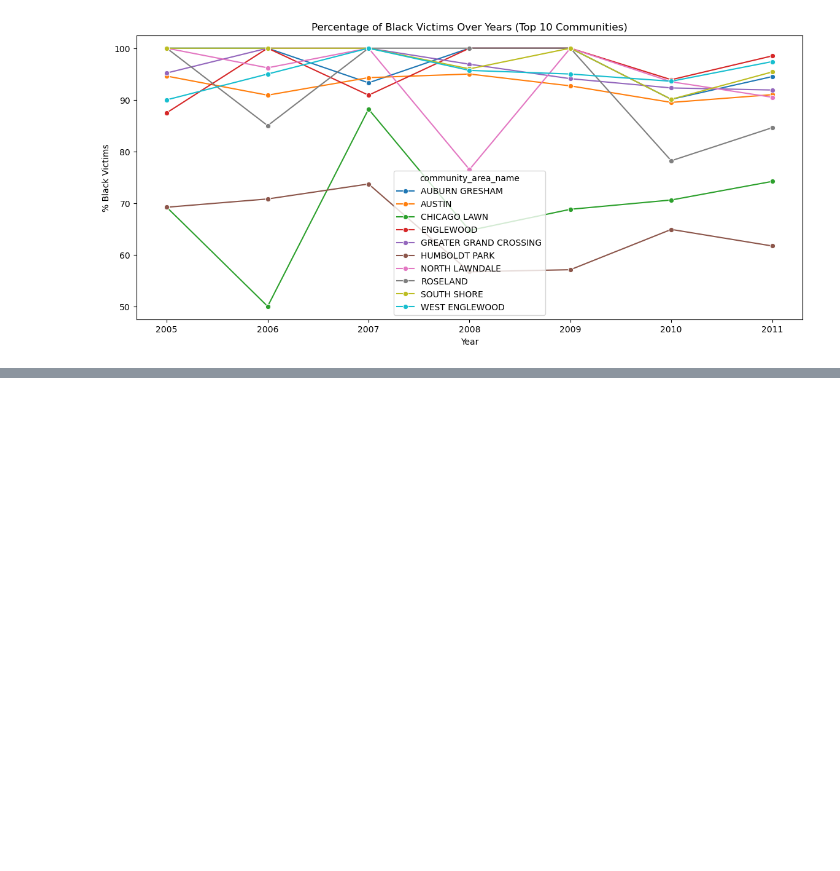
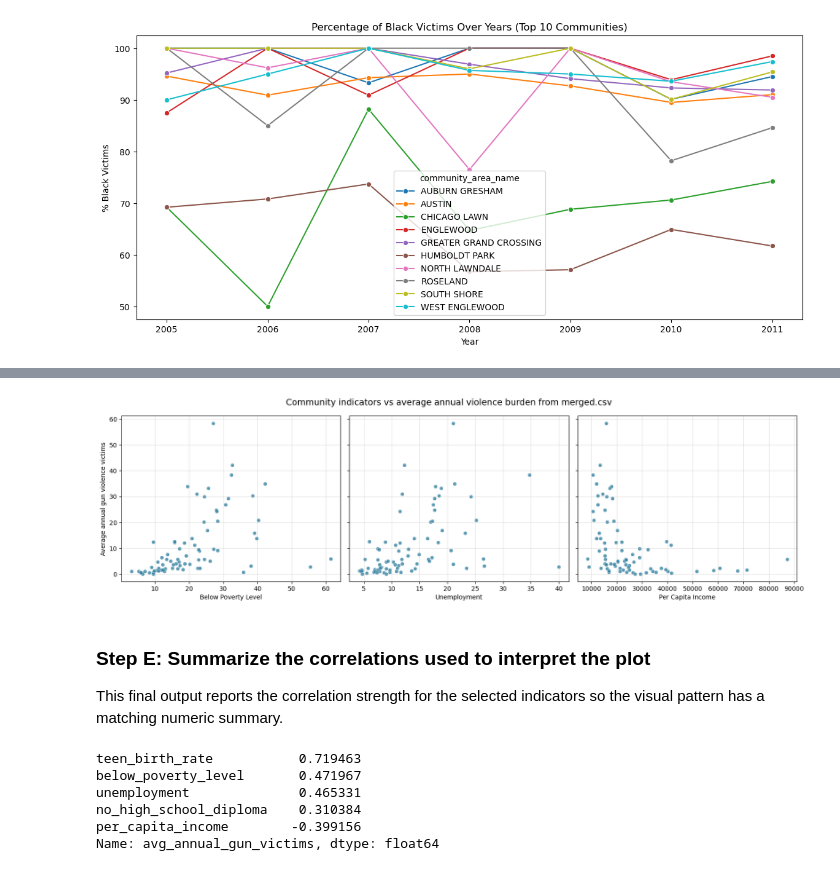
Before and after one commit to YoyoLin008/Lin-Lin, a Jupyter notebook: Datasets/Combined.ipynb, the cells around one changed output, grey strips where cells are left out. Cells and saved outputs as stored; diff of their text form; code cells hidden in the pictures; blank space fills up the shorter version.

```diff
--- a/Datasets/Combined.ipynb
+++ b/Datasets/Combined.ipynb
@@ -496,0 +558,26 @@ plt.show()
+# %%
+community_year_added = (
+    team_working.groupby(['community_area_name', 'year'], as_index=False)
+    .agg(
+        gun_violence_victims=('gun_violence_victim', 'sum'),
+        below_poverty_level=('below_poverty_level', 'first'),
+        unemployment=('unemployment', 'first'),
+        per_capita_income=('per_capita_income', 'first'),
+        no_high_school_diploma=('no_high_school_diploma', 'first'),
+        teen_birth_rate=('teen_birth_rate', 'first'),
+    )
+)
+
+area_level_added = (
+    community_year_added.groupby('community_area_name', as_index=False)
+    .agg(
+        avg_annual_gun_victims=('gun_violence_victims', 'mean'),
+        below_poverty_level=('below_poverty_level', 'first'),
+        unemployment=('unemployment', 'first'),
+        per_capita_income=('per_capita_income', 'first'),
+        no_high_school_diploma=('no_high_school_diploma', 'first'),
+        teen_birth_rate=('teen_birth_rate', 'first'),
+    )
+)
+
+area_level_added.head()
@@ -496,0 +595,41 @@ plt.show()
+# %%
+fig, axes = plt.subplots(1, 3, figsize=(16, 4.8), sharey=True)
+
+plot_specs = [
+    ('below_poverty_level', 'Below Poverty Level'),
+    ('unemployment', 'Unemployment'),
+    ('per_capita_income', 'Per Capita Income'),
+]
+
+for axis, (column, label) in zip(axes, plot_specs):
+    axis.scatter(area_level_added[column], area_level_added['avg_annual_gun_victims'], alpha=0.78, color='#2f7f9f', edgecolors='white', linewidth=0.5)
+    axis.set_xlabel(label)
+    axis.grid(True, alpha=0.35)
+
+axes[0].set_ylabel('Average annual gun violence victims')
+fig.suptitle('Community indicators vs average annual violence burden from merged.csv', fontsize=14)
+plt.tight_layout()
+plt.show()
+# %% [output]
+[figure, added]
+# %% [markdown]
+### Step E: Summarize the correlations used to interpret the plot
+
+This final output reports the correlation strength for the selected indicators so the visual pattern has a matching numeric summary.
+# %%
+correlation_columns_added = [
+    'teen_birth_rate',
+    'below_poverty_level',
+    'unemployment',
+    'no_high_school_diploma',
+    'per_capita_income',
+]
+
+area_level_added[correlation_columns_added + ['avg_annual_gun_victims']].corr()['avg_annual_gun_victims'].drop('avg_annual_gun_victims').sort_values(ascending=False)
+# %% [output]
+teen_birth_rate           0.719463
+below_poverty_level       0.471967
+unemployment              0.465331
+no_high_school_diploma    0.310384
+per_capita_income        -0.399156
+Name: avg_annual_gun_victims, dtype: float64
```
Also changed, not shown: parts of 27 cells of this notebook, 2 other files.
